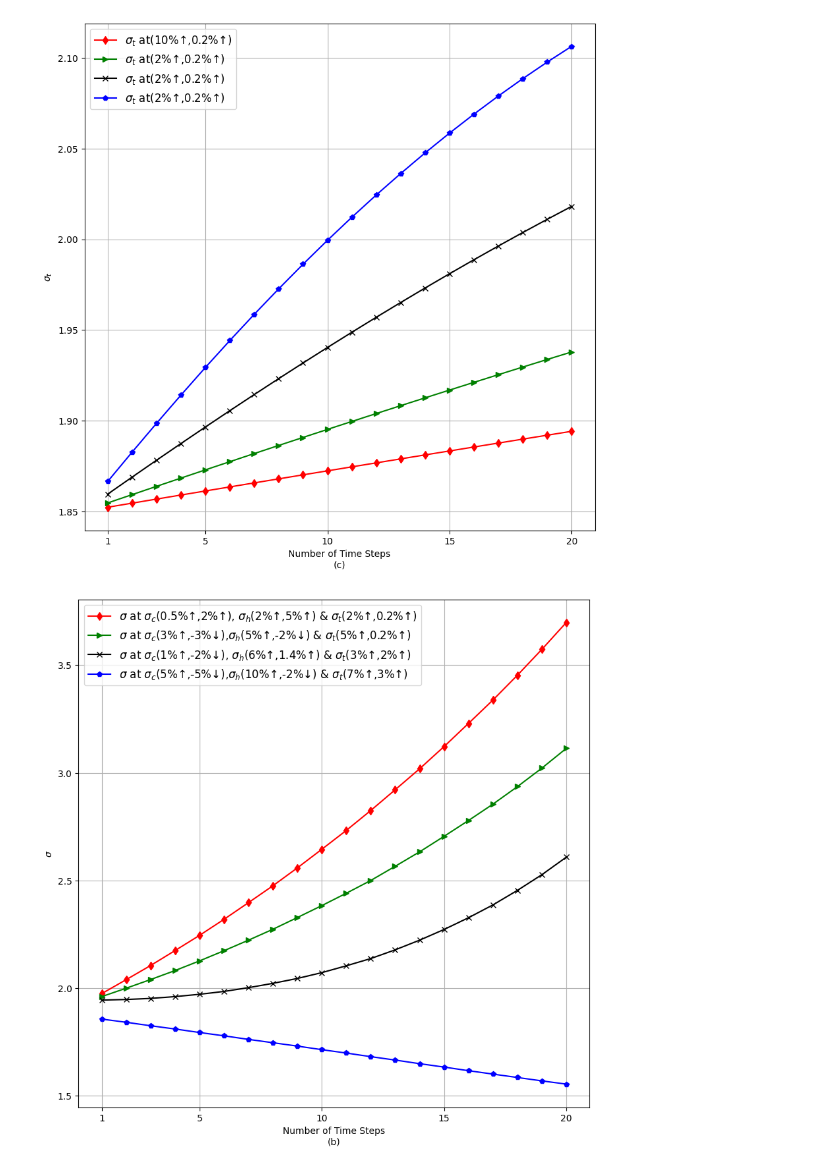
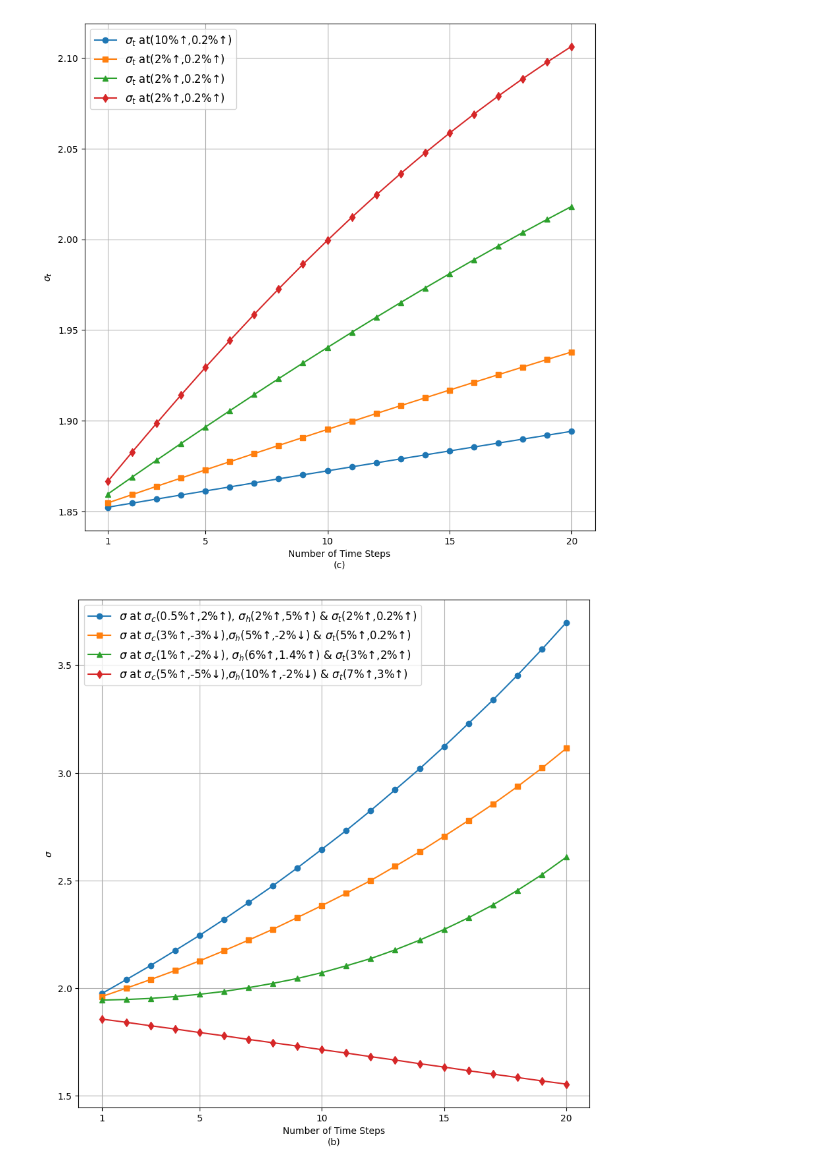
Before and after one commit to ARK159/Evolutionary-Theory, a Jupyter notebook: graph_evo.ipynb, the cells around one changed output. Cells and saved outputs as stored; diff of their text form; code cells hidden in the pictures.

```diff
--- a/graph_evo.ipynb
+++ b/graph_evo.ipynb
@@ -222,38 +222,38 @@ font_props = fm.FontProperties(size=12)  # Adjust the size value as desired
 ##4
 BW_h=600 #in GHz
 BW_l=400
 
 P_area=125 #projected coverage area in meters squared
 C_area=100 #cuurent coverage area in meters squared
 
 
 BW_area_4=[]
 for hr6 in timestep:
     BW_h+=BW_h*0.05
     BW_l+=BW_l*-0.02
     # P_area+=P_area*0.
     # C_area+=C_area*0.1
     val=(P_area/C_area) + ((BW_h)/(BW_l+BW_h))
     BW_area_4.append(val)
 
 # plt.subplot(1, 3, 3)
 plt.figure(figsize=(10,10))
-plt.plot(timestep, BW_area_1, '-dr', label='$\sigma_{t}$ at(10%$\u2191$,0.2%$\u2191$)')
-plt.plot(timestep, BW_area_2, '->g', label='$\sigma_{t}$ at(2%$\u2191$,0.2%$\u2191$)') #will update legend values later
-plt.plot(timestep, BW_area_3, '-xk', label='$\sigma_{t}$ at(2%$\u2191$,0.2%$\u2191$)')
-plt.plot(timestep, BW_area_4, '-pb', label='$\sigma_{t}$ at(2%$\u2191$,0.2%$\u2191$)')
+plt.plot(timestep, BW_area_1, marker='o', label='$\sigma_{t}$ at(10%$\u2191$,0.2%$\u2191$)')
+plt.plot(timestep, BW_area_2, marker='s', label='$\sigma_{t}$ at(2%$\u2191$,0.2%$\u2191$)') #will update legend values later
+plt.plot(timestep, BW_area_3, marker='^', label='$\sigma_{t}$ at(2%$\u2191$,0.2%$\u2191$)')
+plt.plot(timestep, BW_area_4, marker='d', label='$\sigma_{t}$ at(2%$\u2191$,0.2%$\u2191$)')
 
 plt.xlabel('Number of Time Steps\n(c)')
 plt.ylabel(ylabel='$\sigma_t$')
 # plt.xlim(-1,20)
 plt.xticks([1, 5, 10, 15, 20])
 
 font_props = fm.FontProperties(size=12)  # Adjust the size value as desired
 plt.legend(prop=font_props)
 plt.grid(True)
 plt.show()
 # %% [output]
-[figure, old version]
+[figure, new version]
 # %%
 
 timestep=np.arange(0,20)
@@ -269,13 +269,13 @@ for i in timestep:
     sigma_m_4.append(valList22[i] * hrval521[i] * BW_area_4[i])
 plt.figure(figsize=(10,10))
 
-plt.plot(timestep+1, sigma_m_1, '-dr',
+plt.plot(timestep+1, sigma_m_1, marker='o',
          label='$\sigma$ at $\sigma_c$(0.5%$\u2191$,2%$\u2191$), $\sigma_h$(2%$\u2191$,5%$\u2191$) & $\sigma_t$(2%$\u2191$,0.2%$\u2191$)')
-plt.plot(timestep+1, sigma_m_2, '->g',
+plt.plot(timestep+1, sigma_m_2, marker='s',
          label='$\sigma$ at $\sigma_c$(3%$\u2191$,-3%$\u2193$),$\sigma_h$(5%$\u2191$,-2%$\u2193$) & $\sigma_t$(5%$\u2191$,0.2%$\u2191$)')
-plt.plot(timestep+1, sigma_m_3, '-xk',
+plt.plot(timestep+1, sigma_m_3, marker='^',
          label='$\sigma$ at $\sigma_c$(1%$\u2191$,-2%$\u2193$), $\sigma_h$(6%$\u2191$,1.4%$\u2191$) & $\sigma_t$(3%$\u2191$,2%$\u2191$)')
-plt.plot(timestep+1, sigma_m_4, '-pb',
+plt.plot(timestep+1, sigma_m_4, marker='d',
          label='$\sigma$ at $\sigma_c$(5%$\u2191$,-5%$\u2193$),$\sigma_h$(10%$\u2191$,-2%$\u2193$) & $\sigma_t$(7%$\u2191$,3%$\u2191$)')
 plt.xlabel('Number of Time Steps\n(b)')
 plt.ylabel('$\sigma$')
@@ -286,7 +286,7 @@ plt.legend(prop=font_props)
 plt.grid(True)
 plt.show()
 # %% [output]
-[figure, old version]
+[figure, new version]
 # %%
 #for fitness multiplier delta. Needs further optimization of values of sigma_m
 delta_1=[]
```
Also changed, not shown: parts of 3 cells of this notebook, 1 other file.
